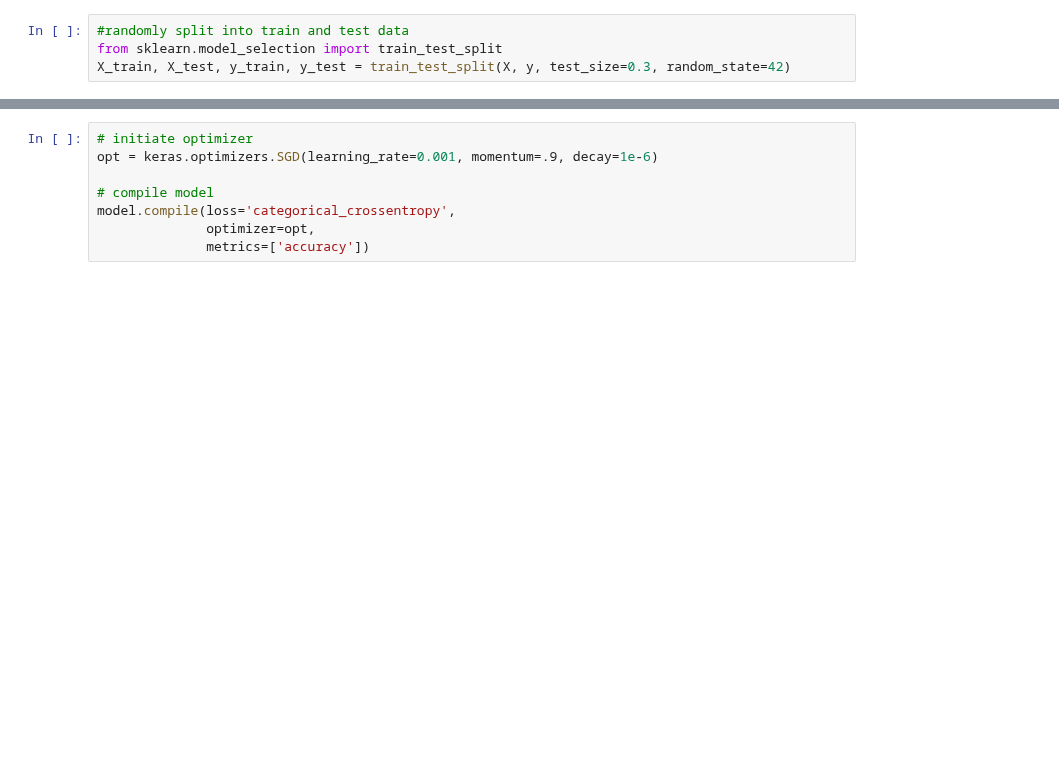
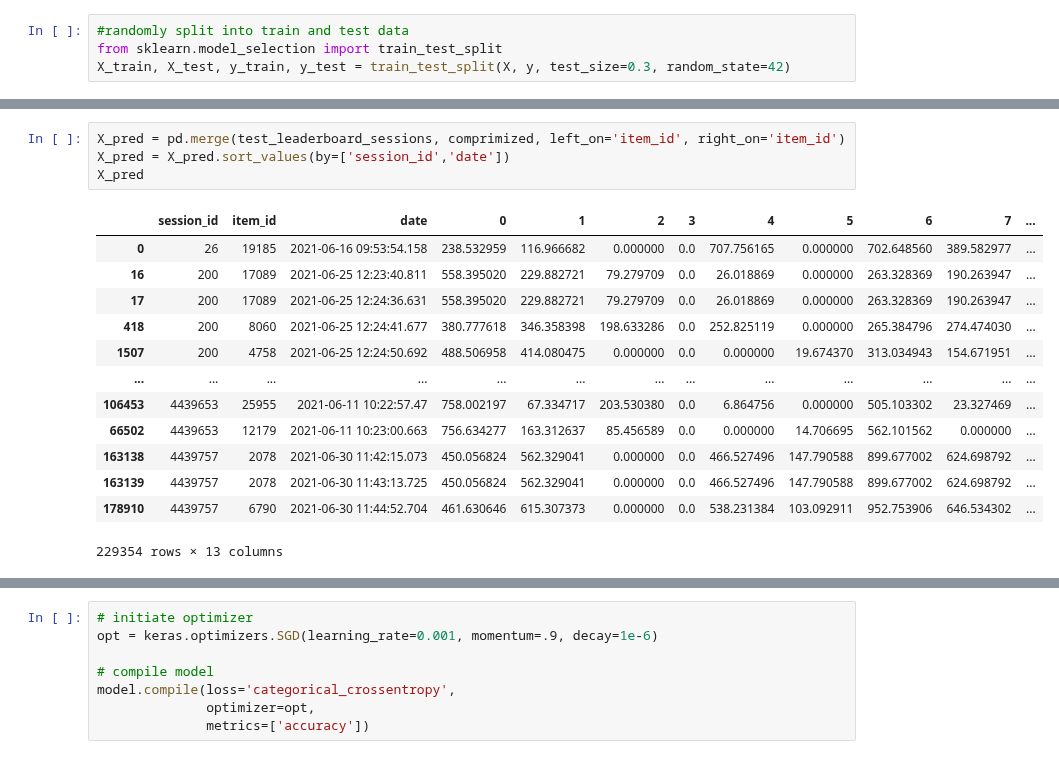
Before and after one commit to Ananassio/Data-Science_lab, a Jupyter notebook: Project/Data.ipynb, the cells around one changed output, grey strips where cells are left out. Saved outputs shown, nothing was run; the diff lists cells and outputs as text; blank space fills up the shorter version.

```diff
--- a/Project/Data.ipynb
+++ b/Project/Data.ipynb
@@ -1088,0 +1121,18 @@ X_train, X_test, y_train, y_test = train_test_split(X, y, test_size=0.3, random_
+# %%
+X_pred = pd.merge(test_leaderboard_sessions, comprimized, left_on='item_id', right_on='item_id')
+X_pred = X_pred.sort_values(by=['session_id','date'])
+X_pred
+# %% [output]
+|  | session_id | item_id | date | 0 | 1 | 2 | 3 | 4 | 5 | 6 | 7 | ... |
+| 0 | 26 | 19185 | 2021-06-16 09:53:54.158 | 238.532959 | 116.966682 | 0.000000 | 0.0 | 707.756165 | 0.000000 | 702.648560 | 389.582977 | ... |
+| 16 | 200 | 17089 | 2021-06-25 12:23:40.811 | 558.395020 | 229.882721 | 79.279709 | 0.0 | 26.018869 | 0.000000 | 263.328369 | 190.263947 | ... |
+| 17 | 200 | 17089 | 2021-06-25 12:24:36.631 | 558.395020 | 229.882721 | 79.279709 | 0.0 | 26.018869 | 0.000000 | 263.328369 | 190.263947 | ... |
+| 418 | 200 | 8060 | 2021-06-25 12:24:41.677 | 380.777618 | 346.358398 | 198.633286 | 0.0 | 252.825119 | 0.000000 | 265.384796 | 274.474030 | ... |
+| 1507 | 200 | 4758 | 2021-06-25 12:24:50.692 | 488.506958 | 414.080475 | 0.000000 | 0.0 | 0.000000 | 19.674370 | 313.034943 | 154.671951 | ... |
+| ... | ... | ... | ... | ... | ... | ... | ... | ... | ... | ... | ... | ... |
+| 106453 | 4439653 | 25955 | 2021-06-11 10:22:57.47 | 758.002197 | 67.334717 | 203.530380 | 0.0 | 6.864756 | 0.000000 | 505.103302 | 23.327469 | ... |
+| 66502 | 4439653 | 12179 | 2021-06-11 10:23:00.663 | 756.634277 | 163.312637 | 85.456589 | 0.0 | 0.000000 | 14.706695 | 562.101562 | 0.000000 | ... |
+| 163138 | 4439757 | 2078 | 2021-06-30 11:42:15.073 | 450.056824 | 562.329041 | 0.000000 | 0.0 | 466.527496 | 147.790588 | 899.677002 | 624.698792 | ... |
+| 163139 | 4439757 | 2078 | 2021-06-30 11:43:13.725 | 450.056824 | 562.329041 | 0.000000 | 0.0 | 466.527496 | 147.790588 | 899.677002 | 624.698792 | ... |
+| 178910 | 4439757 | 6790 | 2021-06-30 11:44:52.704 | 461.630646 | 615.307373 | 0.000000 | 0.0 | 538.231384 | 103.092911 | 952.753906 | 646.534302 | ... |
+229354 rows × 13 columns
```
Also changed, not shown: parts of 27 cells of this notebook.
